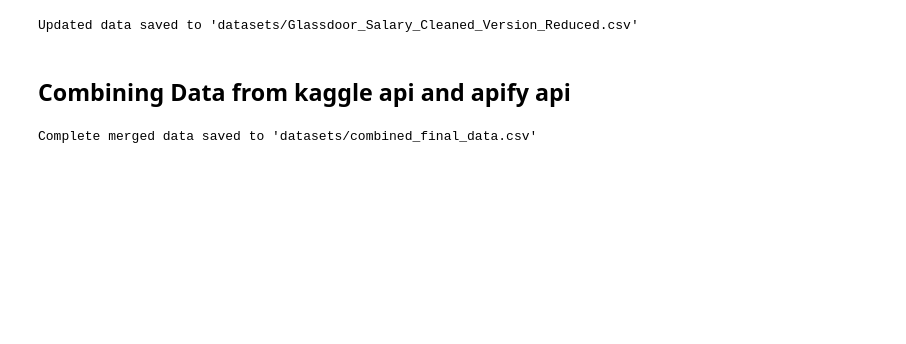
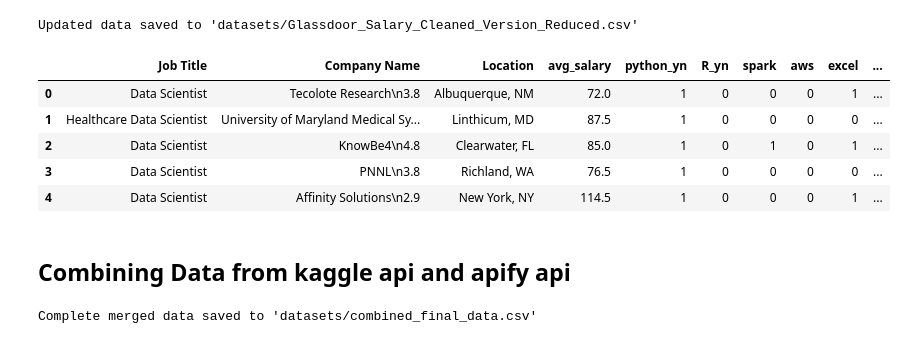
Before and after one commit to Shiva250503ss/Job_Trend_Analysis, a Jupyter notebook: data_gathering_cleaning_EDA.ipynb, the cells around one changed output. Drawn from its saved outputs; the diff is of its cells as text; code cells hidden in the pictures; blank space fills up the shorter version.

```diff
--- a/data_gathering_cleaning_EDA.ipynb
+++ b/data_gathering_cleaning_EDA.ipynb
@@ -108,6 +126,15 @@ df_new.to_csv('datasets/Glassdoor_Salary_Cleaned_Version_Reduced.csv', index=Fal
 print("Updated data saved to 'datasets/Glassdoor_Salary_Cleaned_Version_Reduced.csv'")
 # %% [output]
 Updated data saved to 'datasets/Glassdoor_Salary_Cleaned_Version_Reduced.csv'
+# %%
+df_new.head()
+# %% [output]
+|  | Job Title | Company Name | Location | avg_salary | python_yn | R_yn | spark | aws | excel | ... |
+| 0 | Data Scientist | Tecolote Research\n3.8 | Albuquerque, NM | 72.0 | 1 | 0 | 0 | 0 | 1 | ... |
+| 1 | Healthcare Data Scientist | University of Maryland Medical Sy... | Linthicum, MD | 87.5 | 1 | 0 | 0 | 0 | 0 | ... |
+| 2 | Data Scientist | KnowBe4\n4.8 | Clearwater, FL | 85.0 | 1 | 0 | 1 | 0 | 1 | ... |
+| 3 | Data Scientist | PNNL\n3.8 | Richland, WA | 76.5 | 1 | 0 | 0 | 0 | 0 | ... |
+| 4 | Data Scientist | Affinity Solutions\n2.9 | New York, NY | 114.5 | 1 | 0 | 0 | 0 | 1 | ... |
 # %% [markdown]
 ## Combining Data from kaggle api and apify api
 # %%
```
Also changed, not shown: parts of 10 cells of this notebook, 7 other files.
